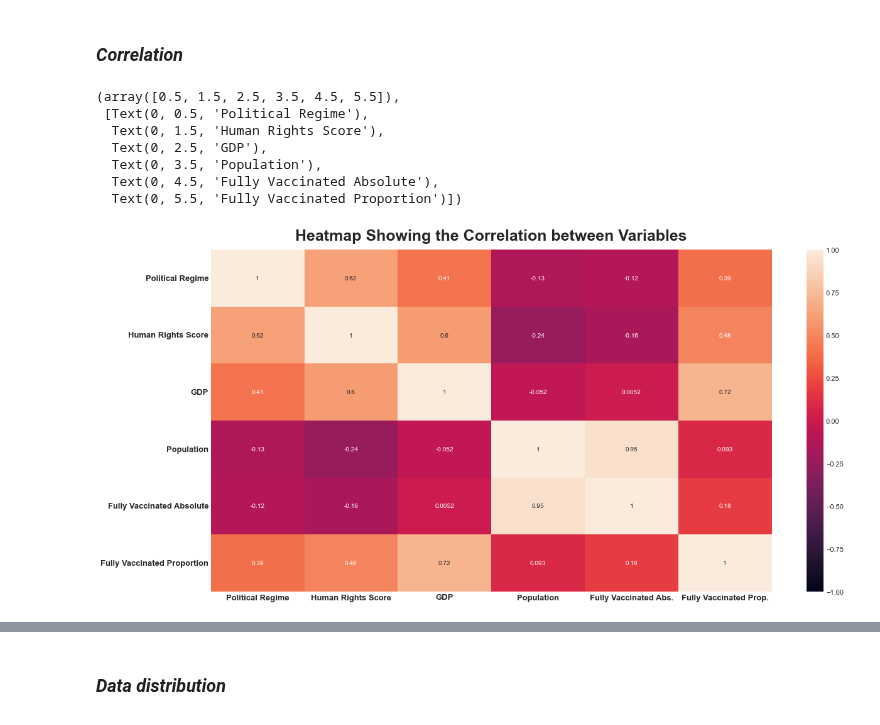
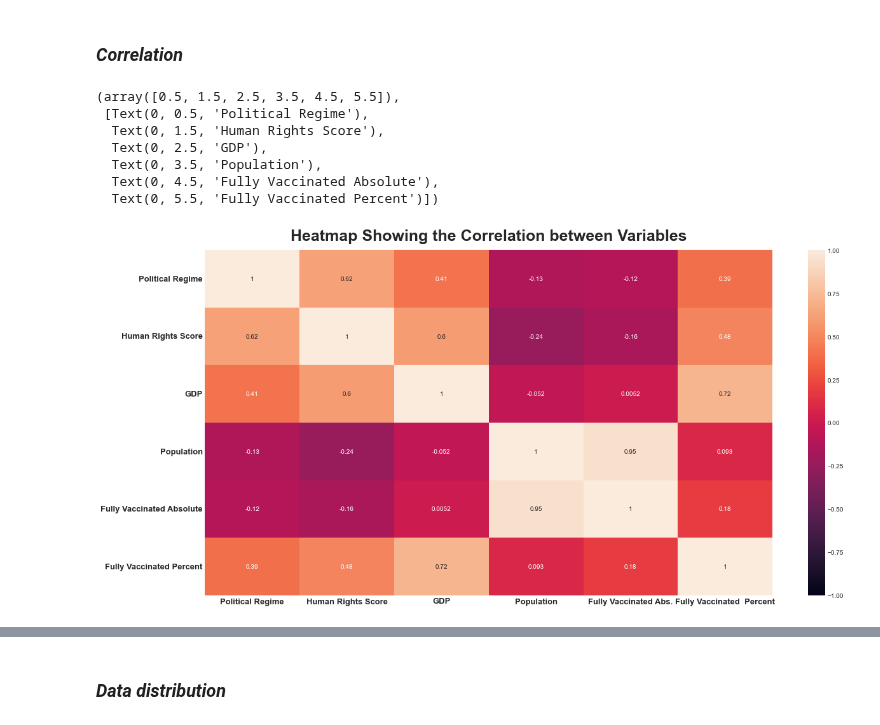
Before and after one commit to RuizLorenzoChavez/DATA100-Finals-COVID-Vaccination-Tracker, a Jupyter notebook: group1-data-storytelling.ipynb, the cells around one changed output, grey strips where cells are left out. Drawn from its saved outputs; the diff is of its cells as text; code cells hidden in the pictures.

```diff
--- a/group1-data-storytelling.ipynb
+++ b/group1-data-storytelling.ipynb
@@ -834,20 +833,20 @@ prime_dataset.to_csv('prime-dataset.csv')
 # %%
 fig = plt.figure(figsize=(20,10))
 ax = fig.add_subplot(111)
 
 heatmap_correlation=sns.heatmap(prime_dataset.corr(),vmin=-1,vmax=1, annot=True)
 
 ax.set_title('Heatmap Showing the Correlation between Variables',size=25, pad=15, fontdict={'fontweight':'bold'})
-ax.set_yticklabels(['Political Regime','Human Rights Score','GDP','Population','Fully Vaccinated Absolute','Fully Vaccinated Proportion'], fontdict={'fontweight':'bold'},size=13)
-ax.set_xticklabels(['Political Regime','Human Rights Score','GDP','Population','Fully Vaccinated Abs.','Fully Vaccinated Prop.'], fontdict={'fontweight':'bold'},size=13)
+ax.set_yticklabels(['Political Regime','Human Rights Score','GDP','Population','Fully Vaccinated Absolute','Fully Vaccinated Percent'], fontdict={'fontweight':'bold'},size=13)
+ax.set_xticklabels(['Political Regime','Human Rights Score','GDP','Population','Fully Vaccinated Abs.','Fully Vaccinated  Percent'], fontdict={'fontweight':'bold'},size=13)
 
 plt.yticks(rotation=0)
 # %% [output]
 (array([0.5, 1.5, 2.5, 3.5, 4.5, 5.5]),
  [Text(0, 0.5, 'Political Regime'),
   Text(0, 1.5, 'Human Rights Score'),
   Text(0, 2.5, 'GDP'),
   Text(0, 3.5, 'Population'),
   Text(0, 4.5, 'Fully Vaccinated Absolute'),
-  Text(0, 5.5, 'Fully Vaccinated Proportion')])
+  Text(0, 5.5, 'Fully Vaccinated Percent')])
-[figure, old version]
+[figure, new version]
```
Also changed, not shown: parts of 24 cells of this notebook.
